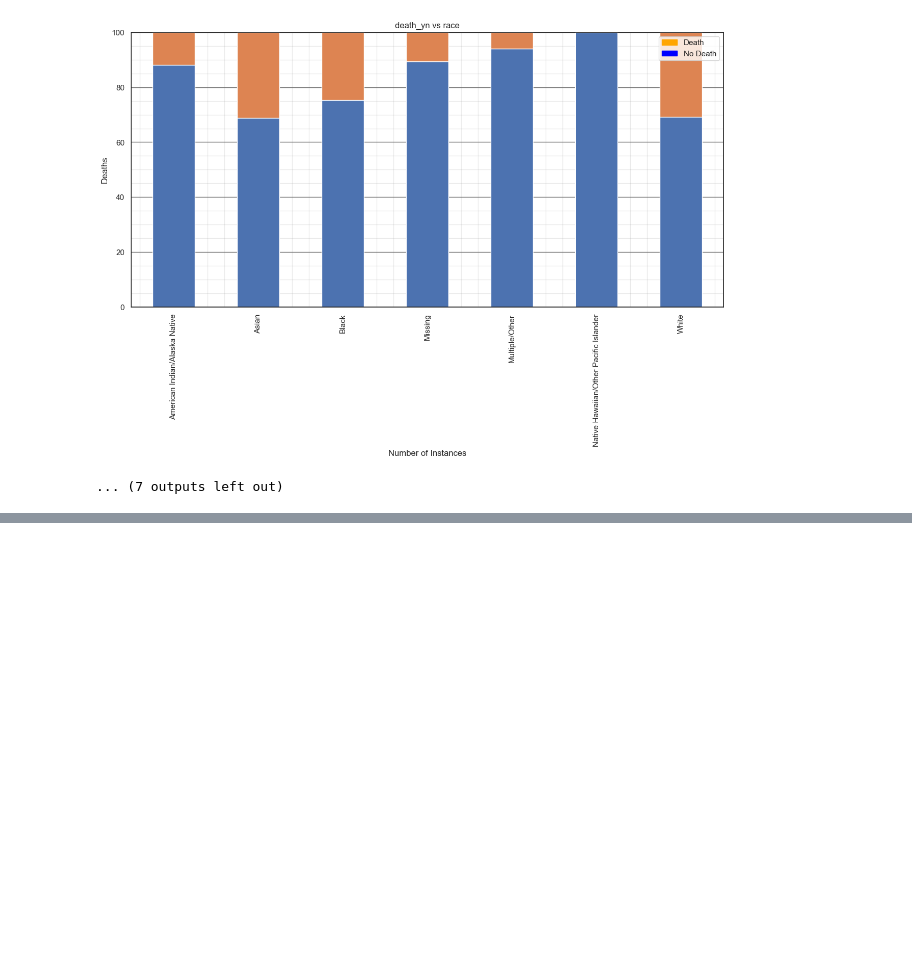
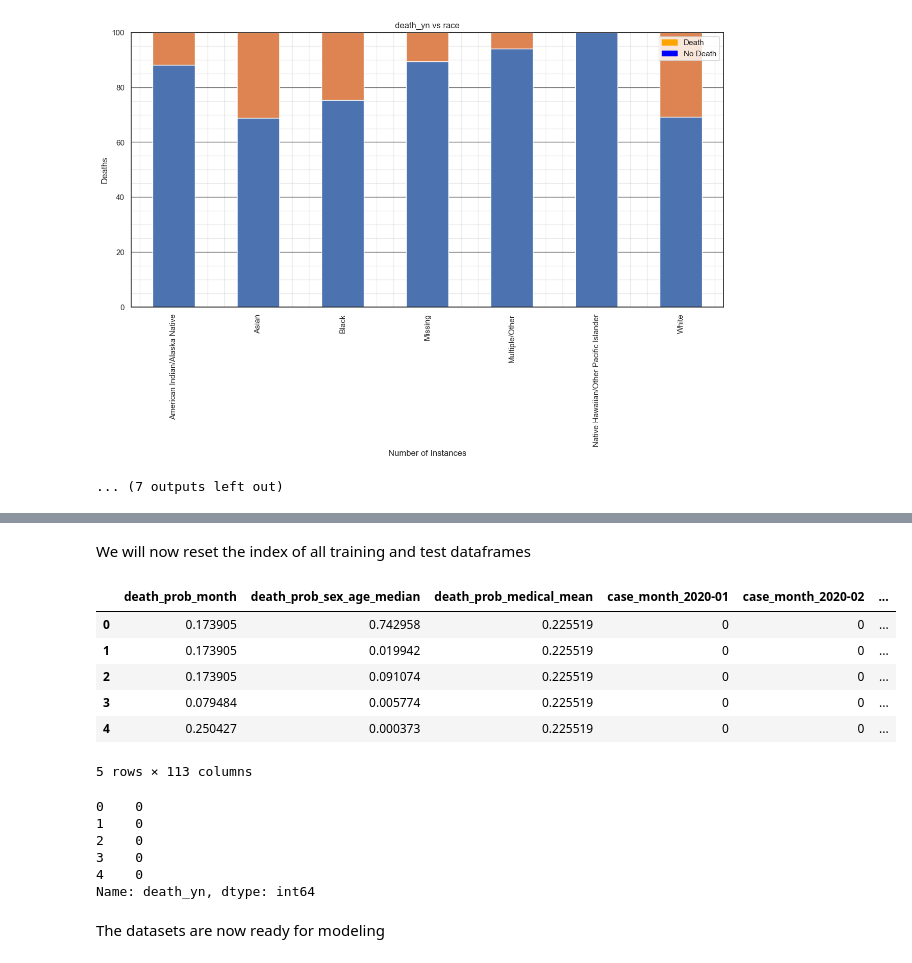
Before and after one commit to MichaelMoyles/MLCovid-19, a Jupyter notebook: 2022-Homework2-Notebook.ipynb, the cells around one changed output, grey strips where cells are left out. Drawn from its saved outputs; the diff is of its cells as text; code cells hidden in the pictures; blank space fills up the shorter version.

Commit message:
data ready for modelling

```diff
--- a/2022-Homework2-Notebook.ipynb
+++ b/2022-Homework2-Notebook.ipynb
@@ -597,0 +665,3 @@ Locator attempting to generate 6636 ticks ([-0.4, ..., 1326.6]), which exceeds L
+# %%
+df["death_yn"] = df["death_yn"].map({'Yes': 1, 'No': 0})
+df["death_yn"] = df["death_yn"].astype('int64')
@@ -597,0 +694,7 @@ Locator attempting to generate 6636 ticks ([-0.4, ..., 1326.6]), which exceeds L
+# %%
+# before dropping make copy of original
+df_rev1 = df.copy()
+# drop low value features
+df_rev1.drop(["res_state", "res_county", "county_fips_code", "case_positive_specimen_interval", "death_prob_sex_age", "death_prob_medical", "state_party"], 1, inplace=True)
+print('\nNew shape:', df_rev1.shape, '\n')
+df_rev1.info()
@@ -597,0 +728,4 @@ Locator attempting to generate 6636 ticks ([-0.4, ..., 1326.6]), which exceeds L
+# %%
+# set up dummies features
+df_rev1 = pd.get_dummies(df_rev1)
+df_rev1.dtypes
@@ -597,0 +806,11 @@ Locator attempting to generate 6636 ticks ([-0.4, ..., 1326.6]), which exceeds L
+# %%
+# y is the target
+y = df_rev1["death_yn"]
+# X is everything else
+X = df_rev1.drop(["death_yn"],1)
+# Split the dataset into two datasets: 70% training and 30% test
+X_train, X_test, y_train, y_test = train_test_split(X, y, random_state=1,  test_size=0.3)
+
+print("original range is: ",df_rev1.shape[0])
+print("training range (70%):\t rows 0 to", round(X_train.shape[0]))
+print("test range (30%): \t rows", round(X_train.shape[0]), "to", round(X_train.shape[0]) + X_test.shape[0])
@@ -597,0 +847,29 @@ Locator attempting to generate 6636 ticks ([-0.4, ..., 1326.6]), which exceeds L
+# %% [markdown]
+We will now reset the index of all training and test dataframes
+# %%
+# reset the index of X
+X_train.reset_index(drop=True, inplace=True)
+X_test.reset_index(drop=True, inplace=True)
+X_train.head(5)
+# %% [output]
+|  | death_prob_month | death_prob_sex_age_median | death_prob_medical_mean | case_month_2020-01 | case_month_2020-02 | ... |
+| 0 | 0.173905 | 0.742958 | 0.225519 | 0 | 0 | ... |
+| 1 | 0.173905 | 0.019942 | 0.225519 | 0 | 0 | ... |
+| 2 | 0.173905 | 0.091074 | 0.225519 | 0 | 0 | ... |
+| 3 | 0.079484 | 0.005774 | 0.225519 | 0 | 0 | ... |
+| 4 | 0.250427 | 0.000373 | 0.225519 | 0 | 0 | ... |
+5 rows × 113 columns
+# %%
+# reset the index of y
+y_train.reset_index(drop=True, inplace=True)
+y_test.reset_index(drop=True, inplace=True)
+y_train.head(5)
+# %% [output]
+0    0
+1    0
+2    0
+3    0
+4    0
+Name: death_yn, dtype: int64
+# %% [markdown]
+The datasets are now ready for modeling
```
Also changed, not shown: parts of 32 cells of this notebook.
